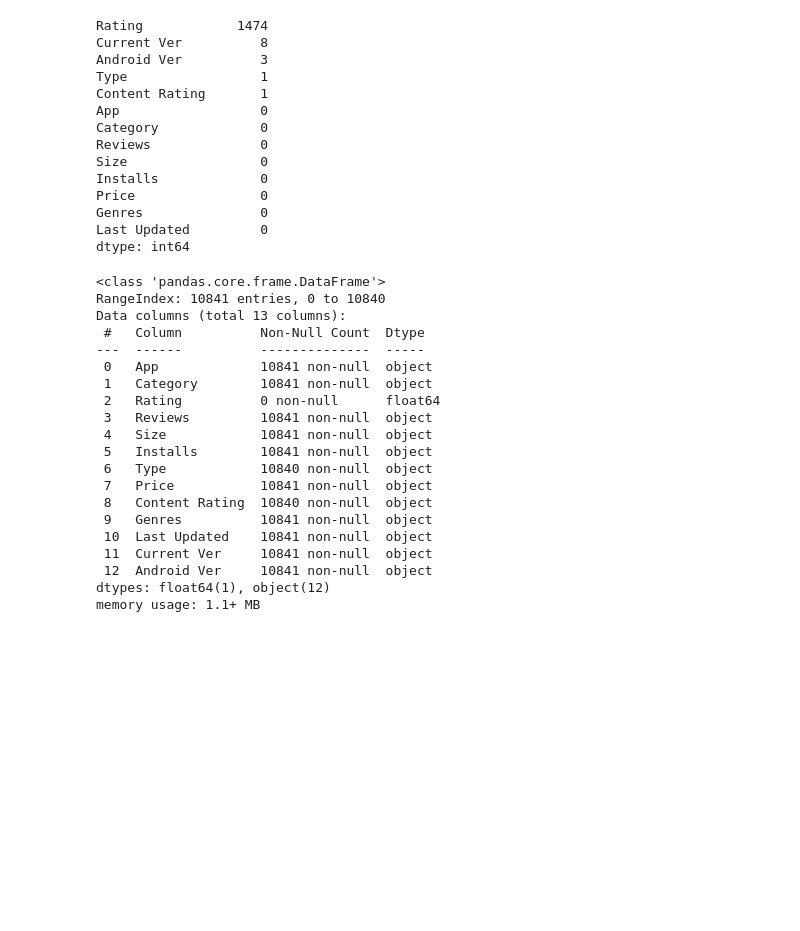
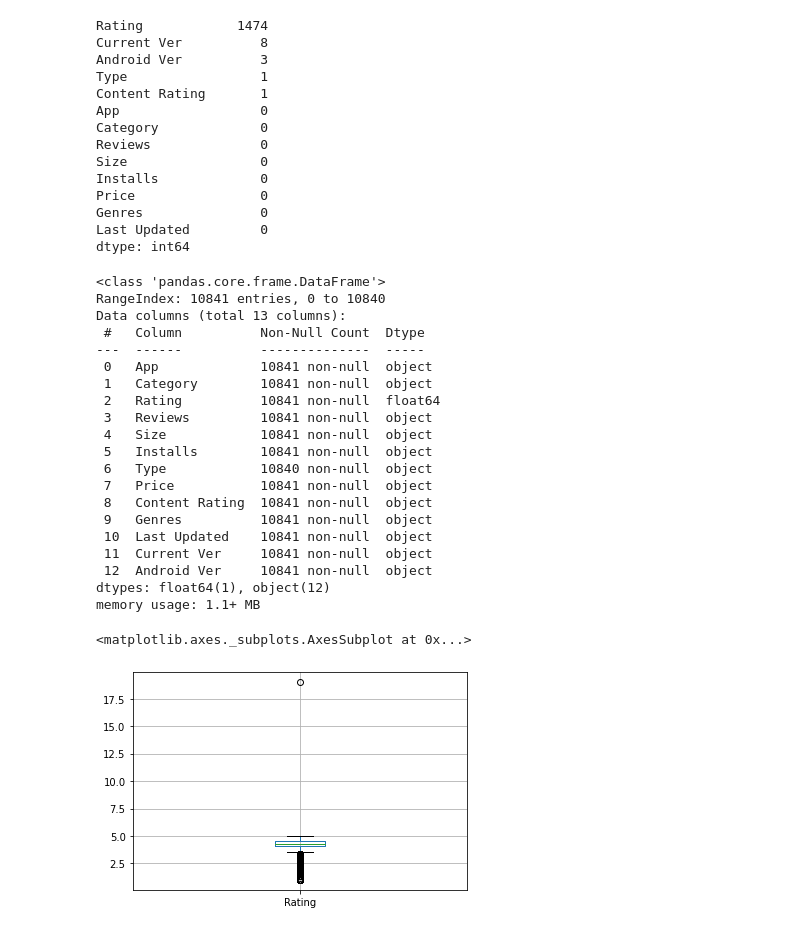
Before and after one commit to neerajac19/Play-Store-App-Review-Analysis-EDA, a Jupyter notebook: Play_Store_App_Review_Analysis_EDA.ipynb, the cells around one changed output. Drawn from its saved outputs; the diff is of its cells as text; code cells hidden in the pictures; blank space fills up the shorter version.

```diff
--- a/Play_Store_App_Review_Analysis_EDA.ipynb
+++ b/Play_Store_App_Review_Analysis_EDA.ipynb
@@ -107,9 +107,9 @@ Genres               0
 Last Updated         0
 dtype: int64
 # %%
-df1['Rating'].fillna(df1['Rating'].mean(),inplace=True)
+df1['Rating'].fillna(df1['Rating'].median(),inplace=True)
 # %%
-df1[['Current Ver','Android Ver']]=df1[['Current Ver','Android Ver']].fillna('Not Available')
+df1[['Current Ver','Android Ver','Content Rating']]=df1[['Current Ver','Android Ver','Content Rating']].fillna('Not Available')
 # %%
 df1.info()
 # %% [output]
@@ -120,16 +120,21 @@ Data columns (total 13 columns):
 ---  ------          --------------  -----
  0   App             10841 non-null  object
  1   Category        10841 non-null  object
- 2   Rating          0 non-null      float64
+ 2   Rating          10841 non-null  float64
  3   Reviews         10841 non-null  object
  4   Size            10841 non-null  object
  5   Installs        10841 non-null  object
  6   Type            10840 non-null  object
  7   Price           10841 non-null  object
- 8   Content Rating  10840 non-null  object
+ 8   Content Rating  10841 non-null  object
  9   Genres          10841 non-null  object
  10  Last Updated    10841 non-null  object
  11  Current Ver     10841 non-null  object
  12  Android Ver     10841 non-null  object
 dtypes: float64(1), object(12)
 memory usage: 1.1+ MB
+# %%
+df1.boxplot()
+# %% [output]
+<matplotlib.axes._subplots.AxesSubplot at 0x...>
+[figure, added]
```
Also changed, not shown: parts of 6 cells of this notebook.
